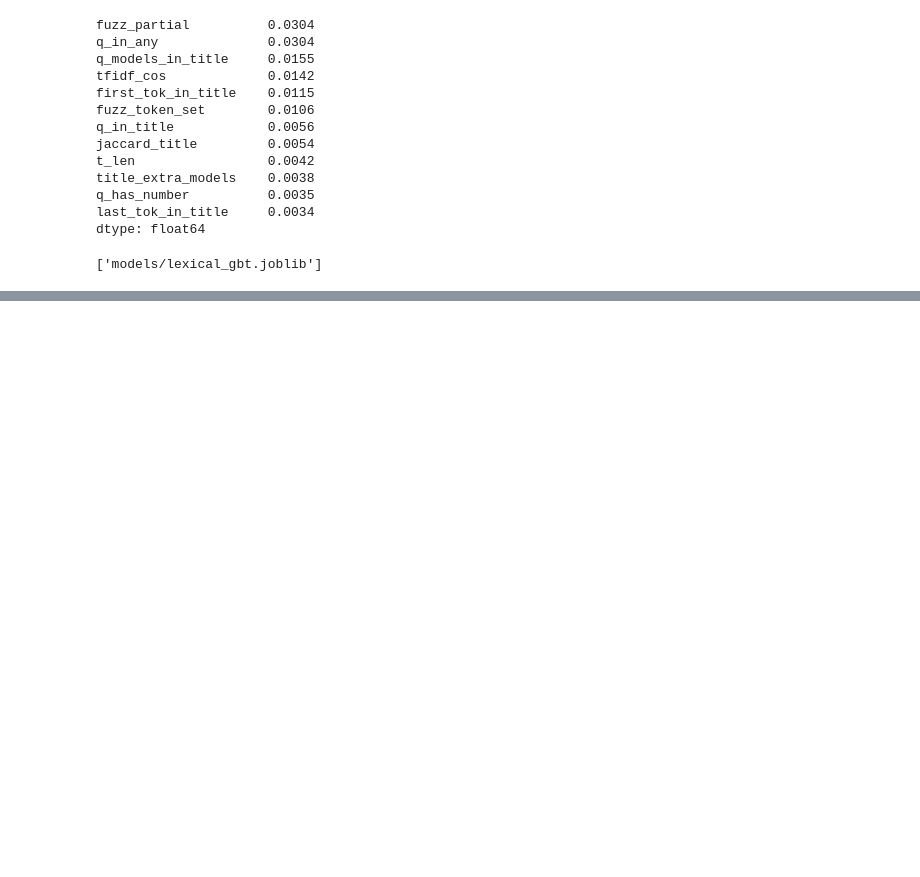
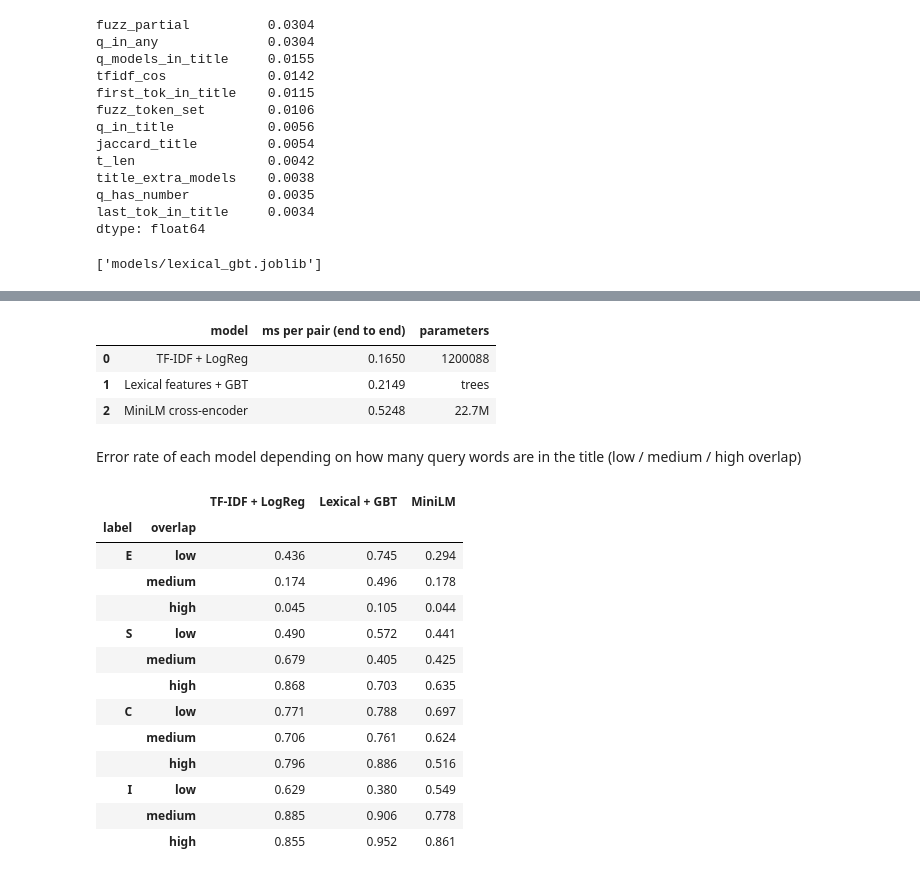
Before and after one commit to m4zenHchm/Amazon_Search_Queries, a Jupyter notebook: Amazon_Search_Queries.ipynb, the cells around one changed output, grey strips where cells are left out. Cells and saved outputs as stored; diff of their text form; code cells hidden in the pictures; blank space fills up the shorter version.

```diff
--- a/Amazon_Search_Queries.ipynb
+++ b/Amazon_Search_Queries.ipynb
@@ -701,0 +1080,52 @@ Karim will add his part here (and part 4)
+# %%
+speed = test.sample(min(5_000, len(test)), random_state=SEED)
+t0 = time.time()
+F = lexical_features(speed)
+Q, T, QT, cos = tfidf_blocks(speed)
+X = sp.hstack([Q, T, QT, sp.csr_matrix(scaler.transform(np.hstack([F, cos])))]).tocsr()
+logreg.predict_proba(X)
+lr_ms = (time.time() - t0) / len(speed) * 1000
+t0 = time.time()
+F = lexical_features(speed)
+F["tfidf_cos"] = tfidf_blocks(speed)[3].ravel()
+gbt.predict_proba(F)
+gb_ms = (time.time() - t0) / len(speed) * 1000
+t0 = time.time()
+predict(model, speed)
+tf_ms = (time.time() - t0) / len(speed) * 1000
+pd.DataFrame({"model": ["TF-IDF + LogReg", "Lexical features + GBT", "MiniLM cross-encoder"],
+              "ms per pair (end to end)": [lr_ms, gb_ms, tf_ms],
+              "parameters": [logreg.coef_.size, "trees", f"{n_params / 1e6:.1f}M"]}).round(4)
+# %% [output]
+|  | model | ms per pair (end to end) | parameters |
+| 0 | TF-IDF + LogReg | 0.1650 | 1200088 |
+| 1 | Lexical features + GBT | 0.2149 | trees |
+| 2 | MiniLM cross-encoder | 0.5248 | 22.7M |
+# %% [markdown]
+Error rate of each model depending on how many query words are in the title (low / medium / high overlap)
+# %%
+test_overlap = np.array([overlap(q, t) for q, t in zip(test["query"], test.product_title)])
+bins = pd.cut(test_overlap, [-0.01, 0.34, 0.67, 1.0], labels=["low", "medium", "high"])
+pred_tf = predict_labels(p_test_tf, off_tf)
+err = pd.DataFrame({
+    "overlap": bins, "label": test.esci_label.values,
+    "TF-IDF + LogReg": predict_labels(p_test_lr, off_lr) != y_test,
+    "Lexical + GBT": p_test_gb.argmax(1) != y_test,
+    "MiniLM": pred_tf != y_test,
+})
+err.groupby(["label", "overlap"], observed=True).mean().round(3).loc[LABELS]
+# %% [output]
+|  |  | TF-IDF + LogReg | Lexical + GBT | MiniLM |
+| label | overlap |  |  |  |
+| E | low | 0.436 | 0.745 | 0.294 |
+|  | medium | 0.174 | 0.496 | 0.178 |
+|  | high | 0.045 | 0.105 | 0.044 |
+| S | low | 0.490 | 0.572 | 0.441 |
+|  | medium | 0.679 | 0.405 | 0.425 |
+|  | high | 0.868 | 0.703 | 0.635 |
+| C | low | 0.771 | 0.788 | 0.697 |
+|  | medium | 0.706 | 0.761 | 0.624 |
+|  | high | 0.796 | 0.886 | 0.516 |
+| I | low | 0.629 | 0.380 | 0.549 |
+|  | medium | 0.885 | 0.906 | 0.778 |
+|  | high | 0.855 | 0.952 | 0.861 |
```
Also changed, not shown: parts of 24 cells of this notebook.
